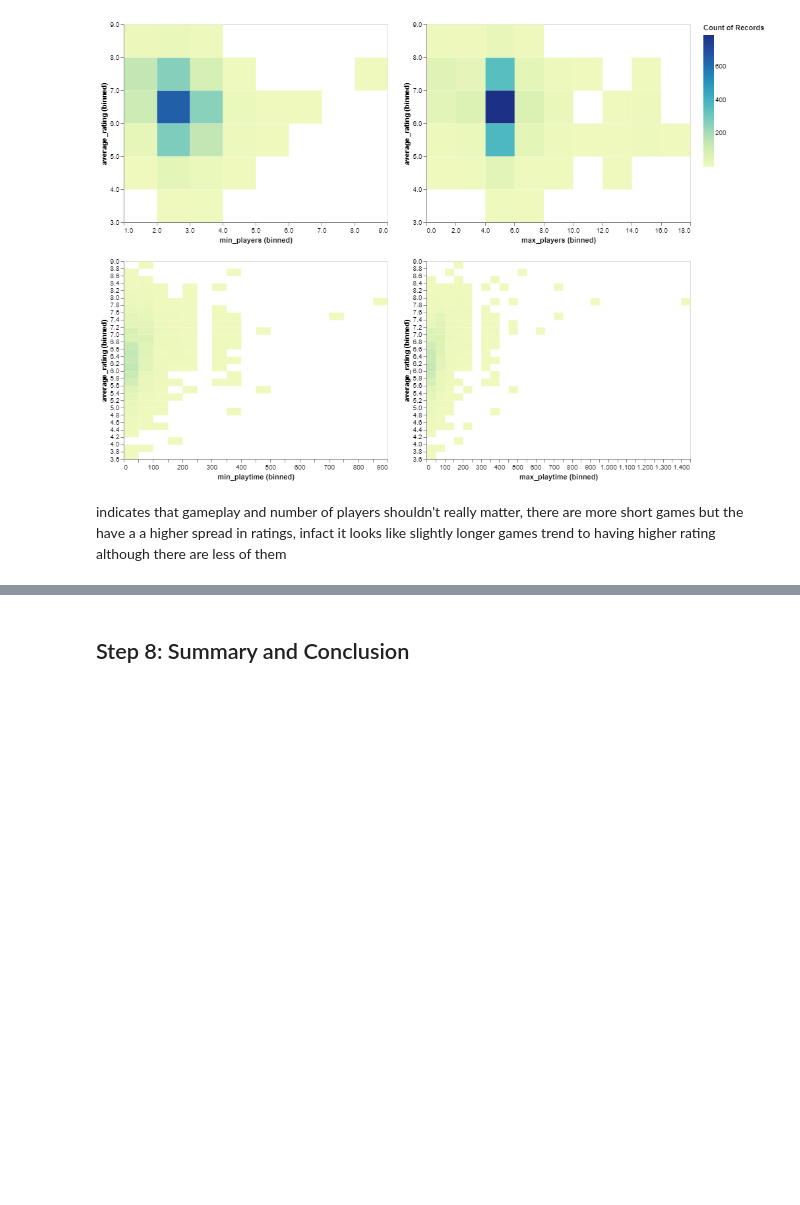
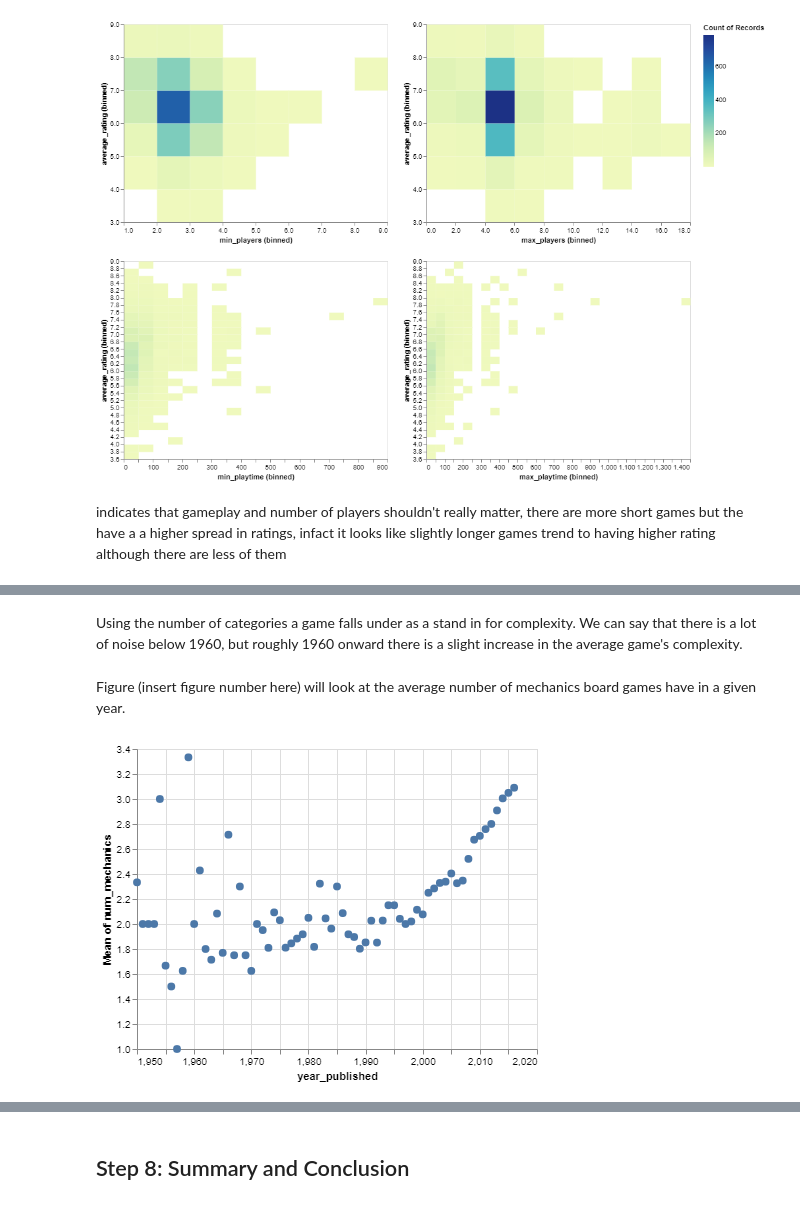
Before and after one commit to ubco-mds-2020-labs/data-550-project2-group-14, a Jupyter notebook: boardgame_EDA.ipynb, the cells around one changed output, grey strips where cells are left out. Cells and saved outputs as stored; diff of their text form; code cells hidden in the pictures; blank space fills up the shorter version.

```diff
--- a/boardgame_EDA.ipynb
+++ b/boardgame_EDA.ipynb
@@ -285,0 +319,15 @@ indicates that gameplay and number of players shouldn't really matter, there are
+# %% [markdown]
+Using the number of categories a game falls under as a stand in for complexity. We can say that there is a lot of noise below 1960, but roughly 1960 onward there is a slight increase in the average game's complexity.
+# %% [markdown]
+Figure (insert figure number here) will look at the average number of mechanics board games have in a given year.
+# %%
+alt.Chart(number_of_mechanics).mark_circle(size=60).encode(
+    alt.X('year_published',
+        scale=alt.Scale(zero=False)
+    ),
+    alt.Y('mean(num_mechanics)',
+        scale=alt.Scale(zero=False)
+    )
+)
+# %% [output]
+[figure, added]
```
Also changed, not shown: parts of 19 cells of this notebook, 1 other file.
